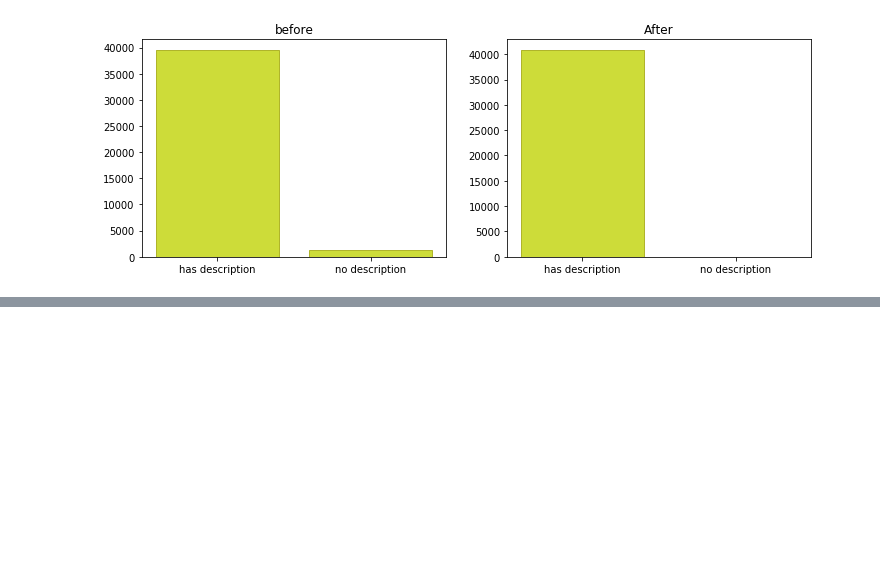
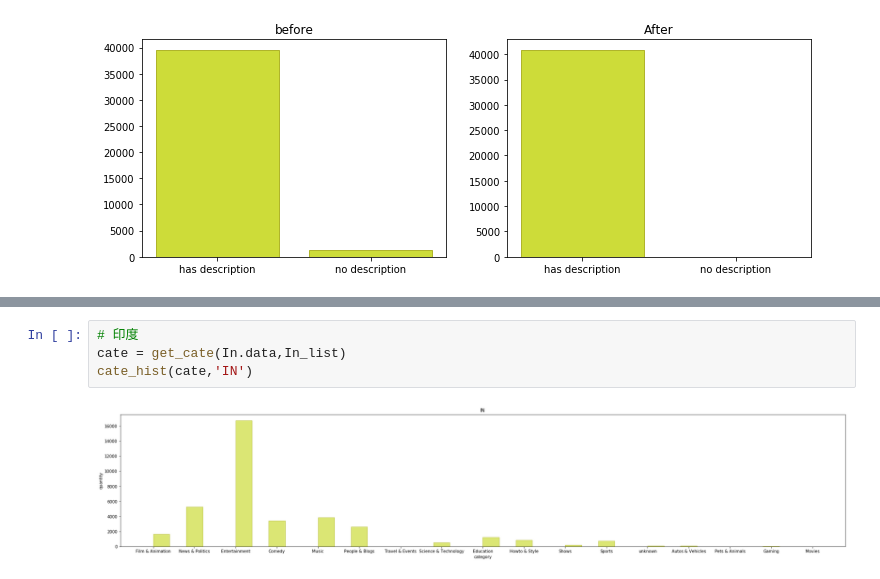
Before and after one commit to PluckySaltyfish/DataMiningClass, a Jupyter notebook: youtube.py.ipynb, the cells around one changed output, grey strips where cells are left out. Drawn from its saved outputs; the diff is of its cells as text; blank space fills up the shorter version.

```diff
--- a/youtube.py.ipynb
+++ b/youtube.py.ipynb
@@ -509,0 +673,6 @@ plt.show()
+# %%
+# 印度
+cate = get_cate(In.data,In_list)
+cate_hist(cate,'IN')
+# %% [output]
+[figure, added]
```
Also changed, not shown: parts of 145 cells of this notebook, 3 other files.
